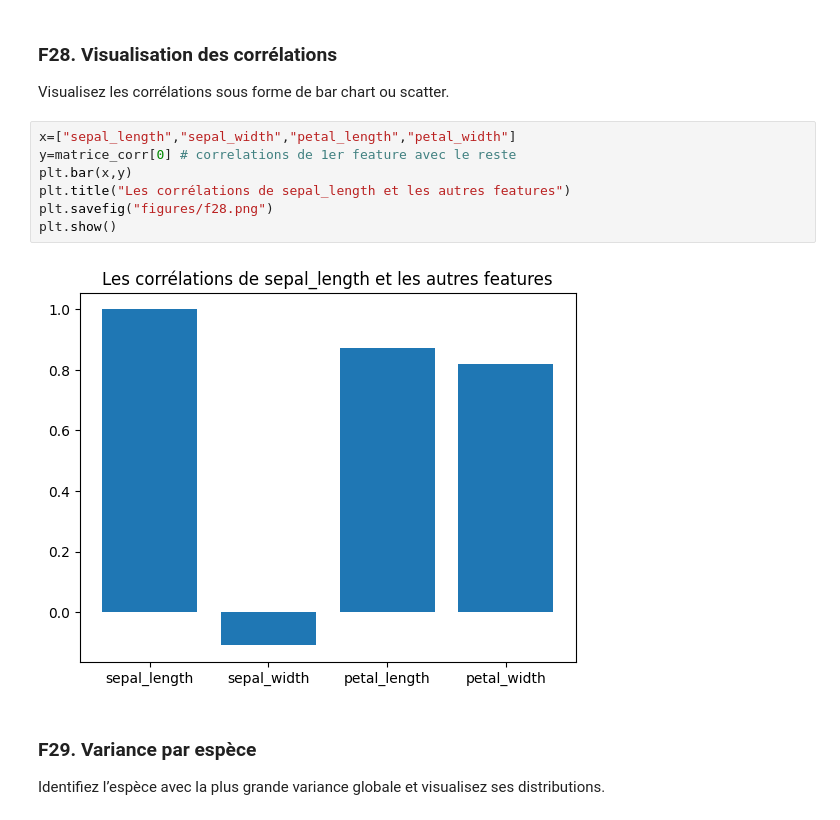
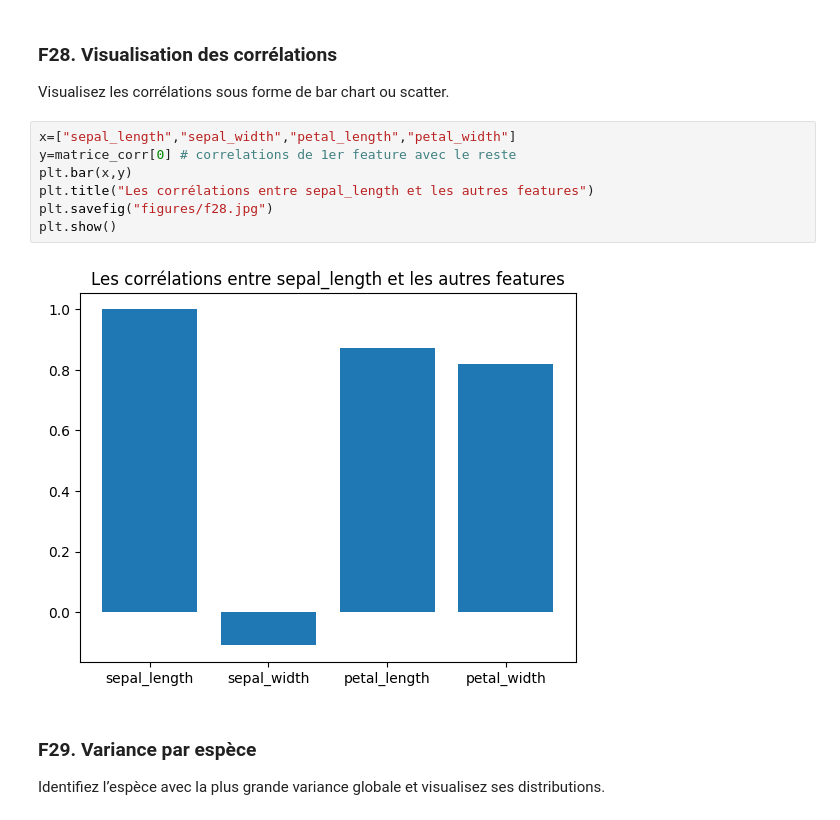
Before and after one commit to USMS-FPK-IA-GI-2025/controle-01-numpy-and-matplotlib-iris-NadiaElmahi9808, a Jupyter notebook: notebooks/controle_numpy_matplotlib.ipynb, the cells around one changed output. Saved outputs shown, nothing was run; the diff lists cells and outputs as text.

```diff
--- a/notebooks/controle_numpy_matplotlib.ipynb
+++ b/notebooks/controle_numpy_matplotlib.ipynb
@@ -392,12 +392,12 @@ Visualisez les corrélations sous forme de bar chart ou scatter.
 # %%
 x=["sepal_length","sepal_width","petal_length","petal_width"]
 y=matrice_corr[0] # correlations de 1er feature avec le reste
 plt.bar(x,y)
-plt.title("Les corrélations de sepal_length et les autres features")
-plt.savefig("figures/f28.png")
+plt.title("Les corrélations entre sepal_length et les autres features")
+plt.savefig("figures/f28.jpg")
 plt.show()
 # %% [output]
-[figure, old version]
+[figure, new version]
 # %% [markdown]
 ### F29. Variance par espèce
 Identifiez l’espèce avec la plus grande variance globale et visualisez ses distributions.
```
Also changed, not shown: parts of 8 cells of this notebook.
